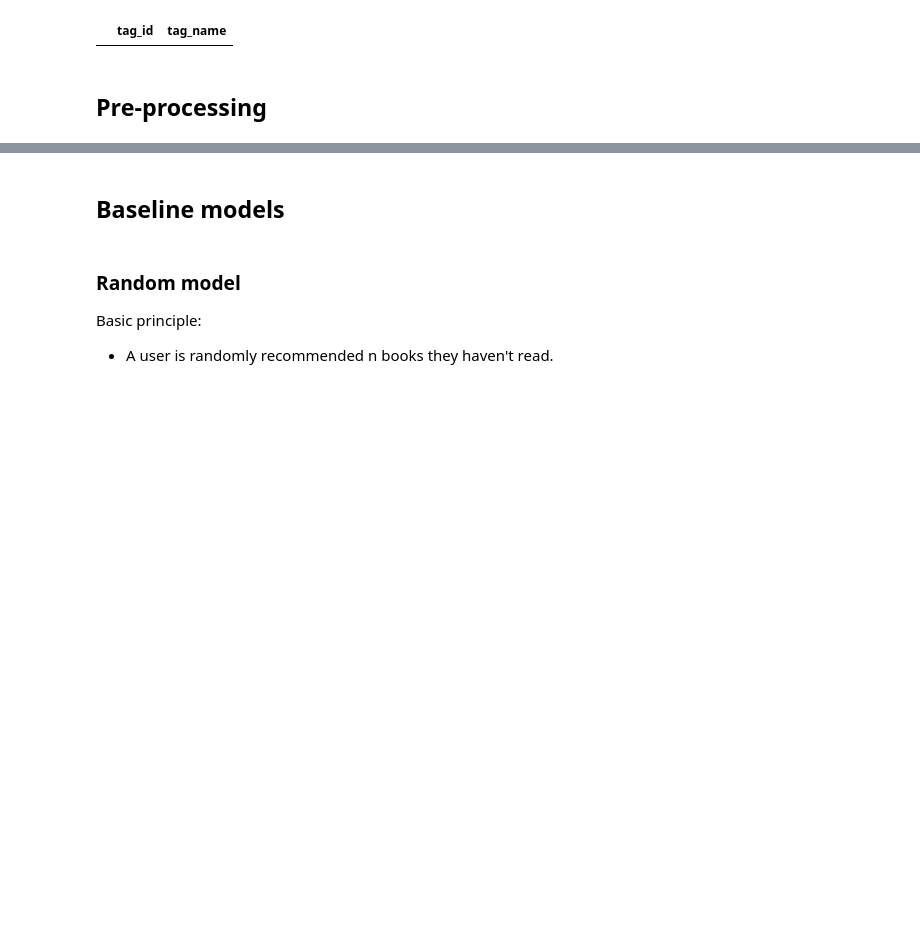
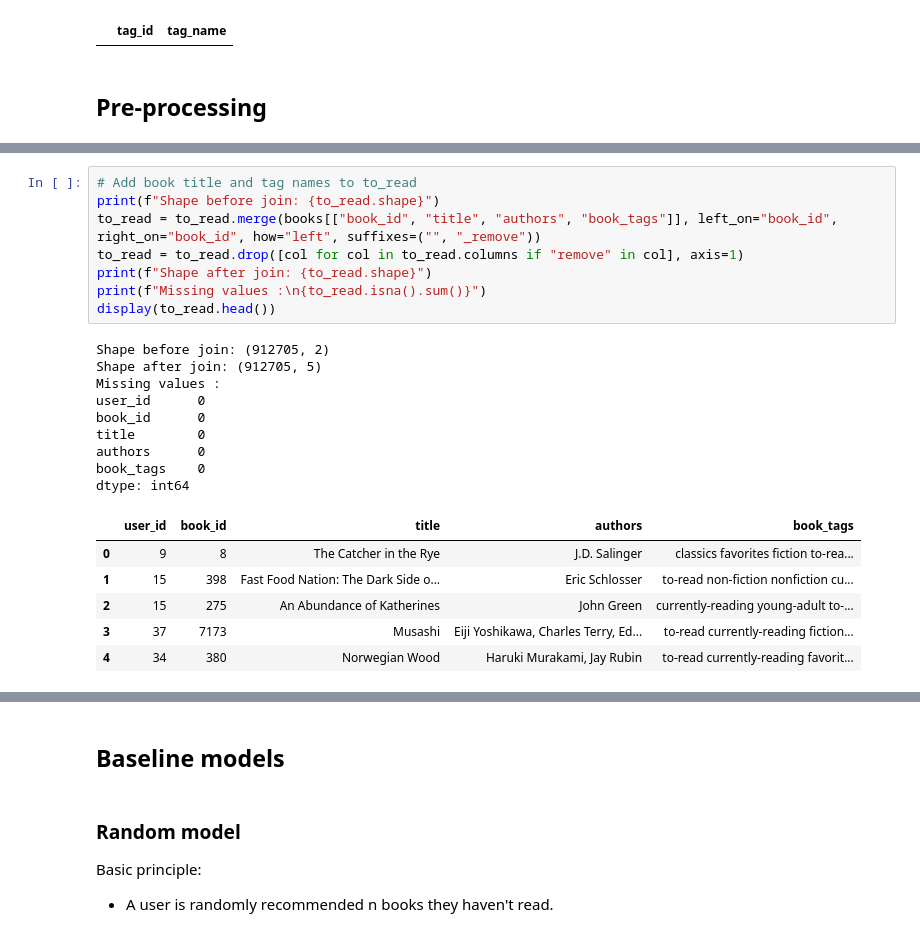
Before and after one commit to earth1987/book-content-based-recommender, a Jupyter notebook: notebooks/content_based_recommendation.ipynb, the cells around one changed output, grey strips where cells are left out. Drawn from its saved outputs; the diff is of its cells as text; blank space fills up the shorter version.

```diff
--- a/notebooks/content_based_recommendation.ipynb
+++ b/notebooks/content_based_recommendation.ipynb
@@ -381,0 +471,24 @@ tags[tags.duplicated()]
+# %%
+# Add book title and tag names to to_read
+print(f"Shape before join: {to_read.shape}")
+to_read = to_read.merge(books[["book_id", "title", "authors", "book_tags"]], left_on="book_id", right_on="book_id", how="left", suffixes=("", "_remove"))
+to_read = to_read.drop([col for col in to_read.columns if "remove" in col], axis=1)
+print(f"Shape after join: {to_read.shape}")
+print(f"Missing values :\n{to_read.isna().sum()}")
+display(to_read.head())
+# %% [output]
+Shape before join: (912705, 2)
+Shape after join: (912705, 5)
+Missing values :
+user_id      0
+book_id      0
+title        0
+authors      0
+book_tags    0
+dtype: int64
+|  | user_id | book_id | title | authors | book_tags |
+| 0 | 9 | 8 | The Catcher in the Rye | J.D. Salinger | classics favorites fiction to-rea... |
+| 1 | 15 | 398 | Fast Food Nation: The Dark Side o... | Eric Schlosser | to-read non-fiction nonfiction cu... |
+| 2 | 15 | 275 | An Abundance of Katherines | John Green | currently-reading young-adult to-... |
+| 3 | 37 | 7173 | Musashi | Eiji Yoshikawa, Charles Terry, Ed... | to-read currently-reading fiction... |
+| 4 | 34 | 380 | Norwegian Wood | Haruki Murakami, Jay Rubin | to-read currently-reading favorit... |
```
Also changed, not shown: parts of 39 cells of this notebook, 1 other file.
